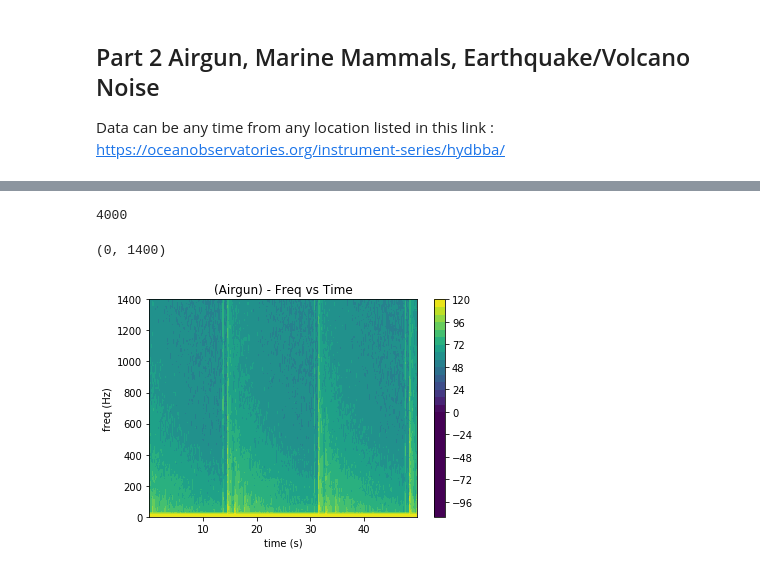
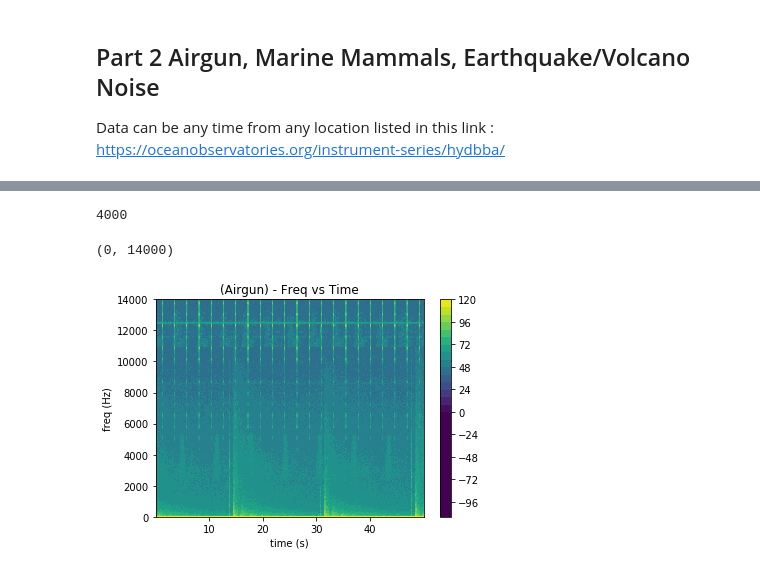
Before and after one commit to jakep3/Project-4, a Jupyter notebook: Project_4_Philpott_Hydrophone.ipynb, the cells around one changed output, grey strips where cells are left out. Drawn from its saved outputs; the diff is of its cells as text; code cells hidden in the pictures.

```diff
--- a/Project_4_Philpott_Hydrophone.ipynb
+++ b/Project_4_Philpott_Hydrophone.ipynb
@@ -324,36 +279,36 @@ plt.ylim(0,5000)
 
 Airgun_Data = 'https://rawdata.oceanobservatories.org/files/RS03AXBS/LJ03A/09-HYDBBA302/2019/08/01/OO-AXVM1--YDH-2019-08-01T00:00:00.000015.mseed'
 stAirgun = read(Airgun_Data)
 
 
 #Plotting the spectrogram
 
 fs = 64000
 st = stAirgun
 t_start = st[0].stats.starttime
 t_end = st[0].stats.starttime + 50
 sliced = st.slice(t_start, t_end)
 
 npts = len(sliced[0])
 end = npts / fs
 nfft = int(fs/16)  # number of fft points of each bin
 print(nfft)
 per_lap = 0.90      # percentage of overlap
 nlap = int(nfft * float(per_lap))   # number of overlapped samples
 
 # using mlab to create the array of spectrogram
 specgram, freq, time = mlab.specgram(sliced[0].data,NFFT = nfft,Fs = fs,noverlap = nlap, pad_to = None)
 specgram = 10 * np.log10(specgram) +169-128.9
 plt.contourf(time,freq,specgram,30,vmin=0, vmax=120)
 plt.xlabel('time (s)')
 plt.ylabel('freq (Hz)')
 plt.title('(Airgun) - Freq vs Time')
 plt.colorbar()
-plt.ylim(0,1400)
+plt.ylim(0,14000)
 # %% [output]
 4000
-(0, 1400)
+(0, 14000)
-[figure, old version]
+[figure, new version]
 # %%
 #3 Find a short time period that there is an earthquake or a volcano eruption in recorded data and plot its spectrogram
 
```
Also changed, not shown: parts of 15 cells of this notebook.
